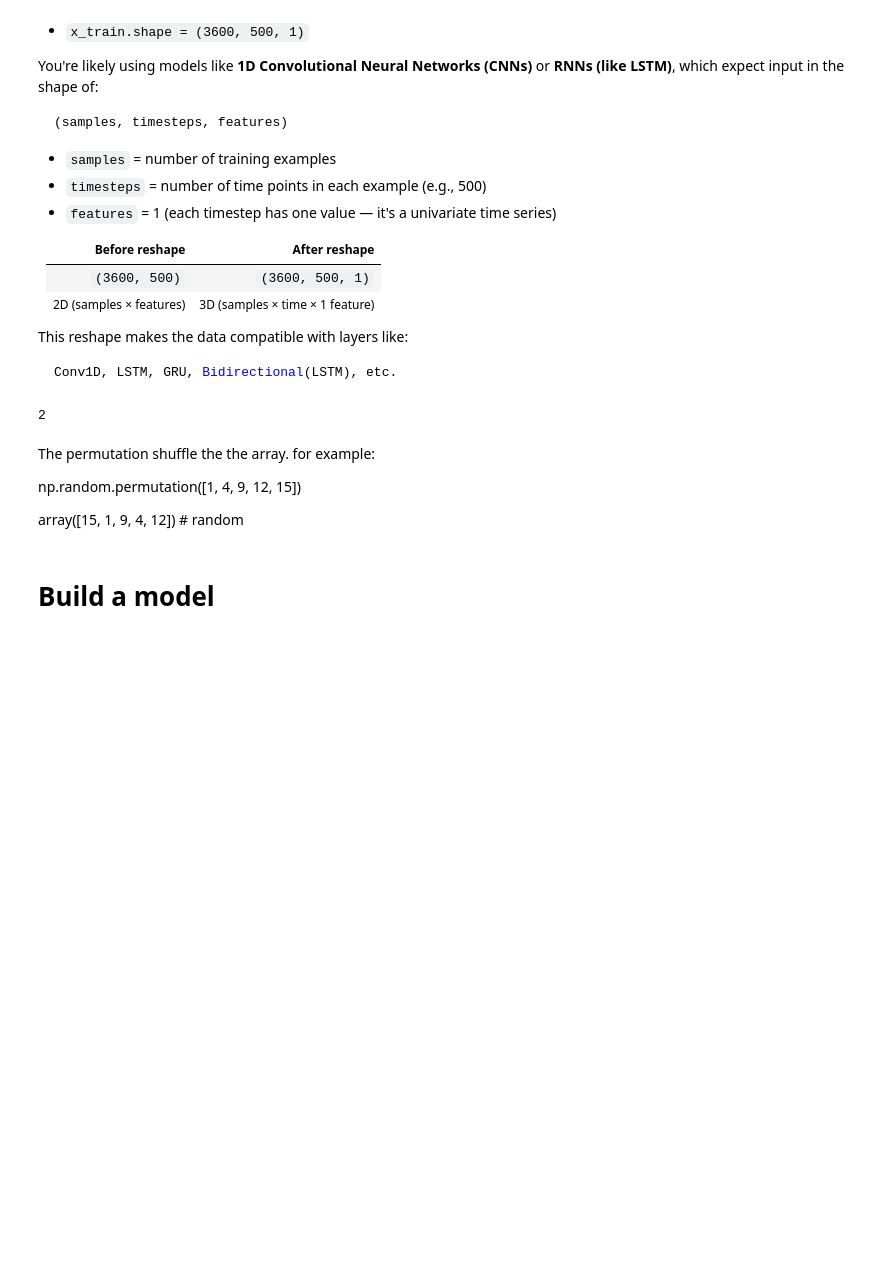
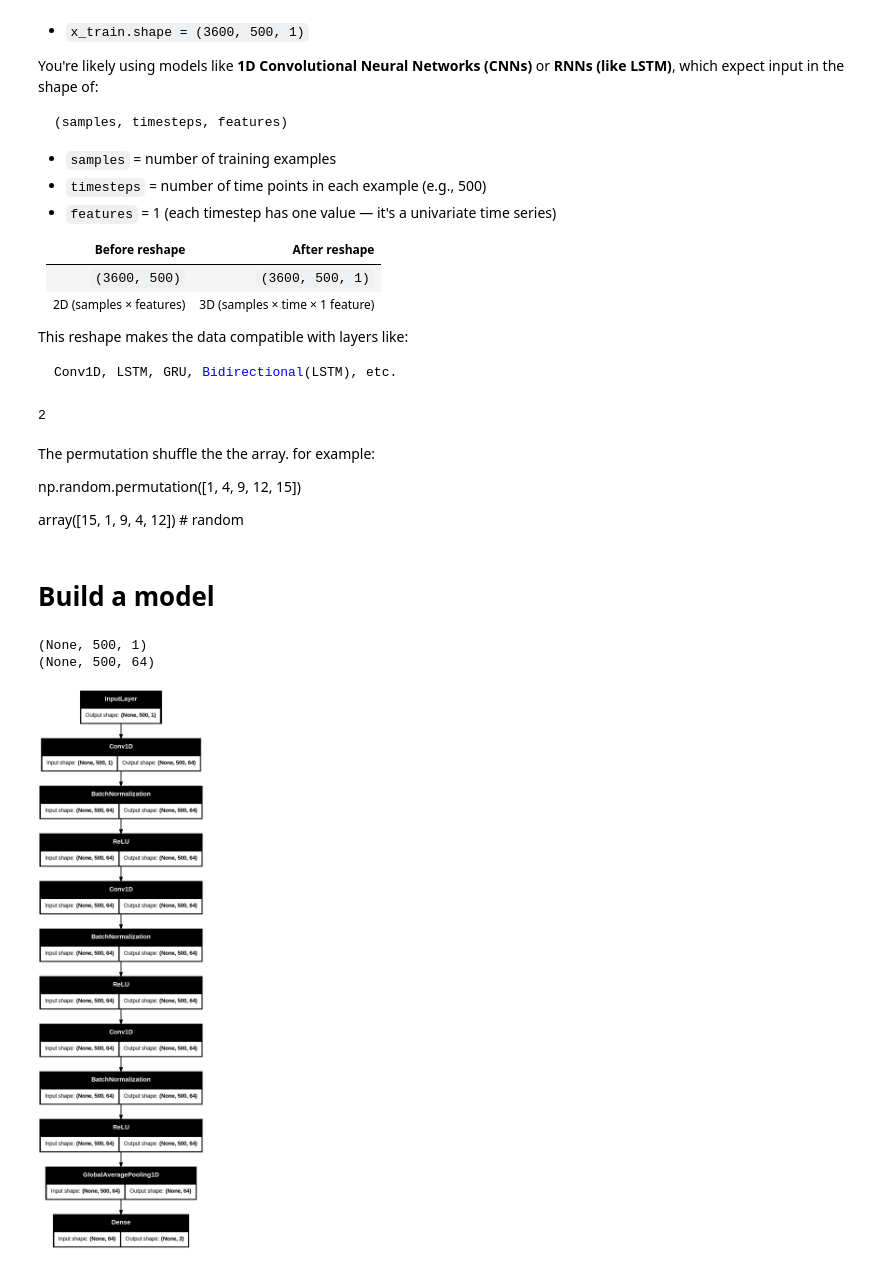
Before and after one commit to Prashanna-Raj-Pandit/NN-Time-series, a Jupyter notebook: Time_Series_forcasting.ipynb, the cells around one changed output. Saved outputs shown, nothing was run; the diff lists cells and outputs as text; code cells hidden in the pictures; blank space fills up the shorter version.

Commit message:
added model 1

```diff
--- a/Time_Series_forcasting.ipynb
+++ b/Time_Series_forcasting.ipynb
@@ -182,3 +182,28 @@ y_train[y_train==-1]=0
 y_test[y_test==1]=0
 # %% [markdown]
 # Build a model
+# %%
+def make_model(input_shape):
+  input_layer=keras.layers.Input(input_shape)
+  print(input_layer.shape)
+  conv1=keras.layers.Conv1D(filters=64,kernel_size=3,padding="same")(input_layer)
+  print(conv1.shape)
+  conv1=keras.layers.BatchNormalization()(conv1) #Normalizes the output of the previous layer across the batch dimension,
+                                                  # to have a mean of 0 and standard deviation of 1.
+  conv1=keras.layers.ReLU()(conv1) #Introduces non-linearity into the model. Helps the network learn complex patterns.
+  conv2=keras.layers.Conv1D(filters=64,kernel_size=3,padding="same")(conv1)
+  conv2=keras.layers.BatchNormalization()(conv2)
+  conv2=keras.layers.ReLU()(conv2)
+  conv3=keras.layers.Conv1D(filters=64,kernel_size=3,padding="same")(conv2)
+  conv3=keras.layers.BatchNormalization()(conv3)
+  conv3=keras.layers.ReLU()(conv3)
+  pooling=keras.layers.GlobalAveragePooling1D()(conv3)
+  output_layer=keras.layers.Dense(num_classes,activation="softmax")(pooling)
+  return keras.Model(inputs=input_layer,outputs=output_layer)
+
+model=make_model(input_shape=x_train.shape[1:])
+keras.utils.plot_model(model,show_shapes=True)
+# %% [output]
+(None, 500, 1)
+(None, 500, 64)
+[figure, added]
```
Also changed, not shown: parts of 3 cells of this notebook.
